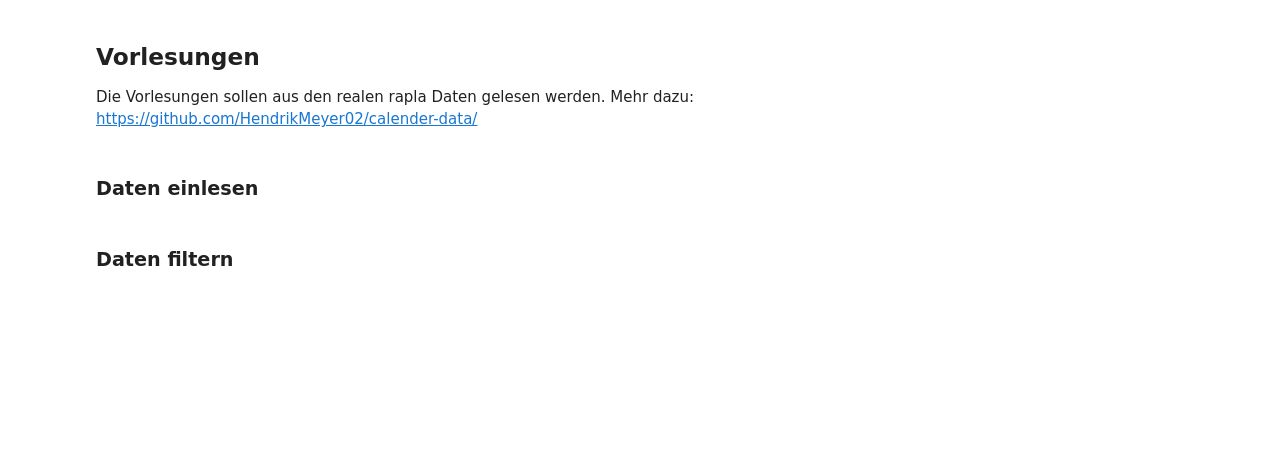
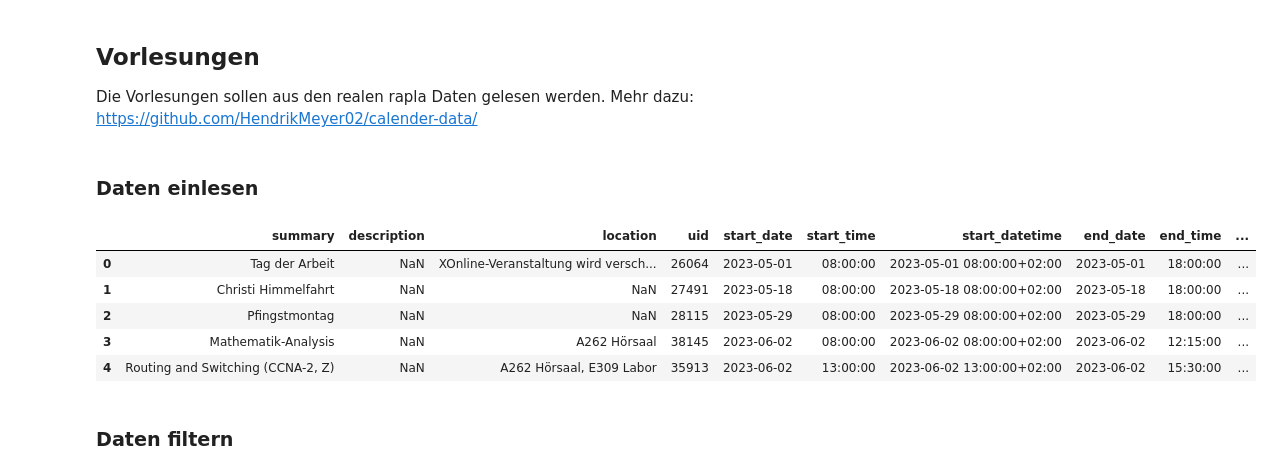
Before and after one commit to HendrikMeyer02/calender-data, a Jupyter notebook: Synthetische_Daten.ipynb, the cells around one changed output. Saved outputs shown, nothing was run; the diff lists cells and outputs as text; code cells hidden in the pictures; blank space fills up the shorter version.

```diff
--- a/Synthetische_Daten.ipynb
+++ b/Synthetische_Daten.ipynb
@@ -33,3 +32,12 @@ df_vorlesungen_raw['title'] = df_vorlesungen_raw['title'].astype(str).str.replac
+# %%
+df_vorlesungen.head()
+# %% [output]
+|  | summary | description | location | uid | start_date | start_time | start_datetime | end_date | end_time | ... |
+| 0 | Tag der Arbeit | NaN | XOnline-Veranstaltung wird versch... | 26064 | 2023-05-01 | 08:00:00 | 2023-05-01 08:00:00+02:00 | 2023-05-01 | 18:00:00 | ... |
+| 1 | Christi Himmelfahrt | NaN | NaN | 27491 | 2023-05-18 | 08:00:00 | 2023-05-18 08:00:00+02:00 | 2023-05-18 | 18:00:00 | ... |
+| 2 | Pfingstmontag | NaN | NaN | 28115 | 2023-05-29 | 08:00:00 | 2023-05-29 08:00:00+02:00 | 2023-05-29 | 18:00:00 | ... |
+| 3 | Mathematik-Analysis | NaN | A262 Hörsaal | 38145 | 2023-06-02 | 08:00:00 | 2023-06-02 08:00:00+02:00 | 2023-06-02 | 12:15:00 | ... |
+| 4 | Routing and Switching (CCNA-2, Z) | NaN | A262 Hörsaal, E309 Labor | 35913 | 2023-06-02 | 13:00:00 | 2023-06-02 13:00:00+02:00 | 2023-06-02 | 15:30:00 | ... |
 # %% [markdown]
 ### Daten filtern
 # %%
```
Also changed, not shown: parts of 12 cells of this notebook, 1 other file.
